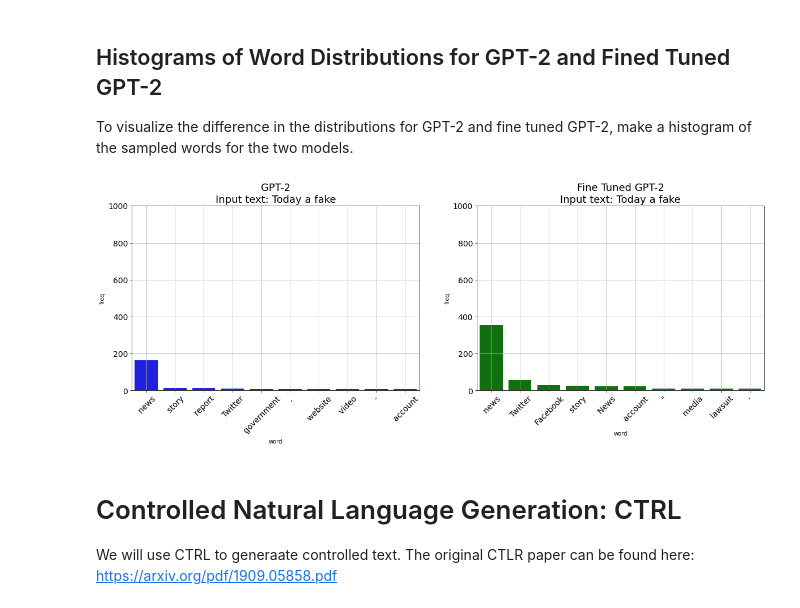
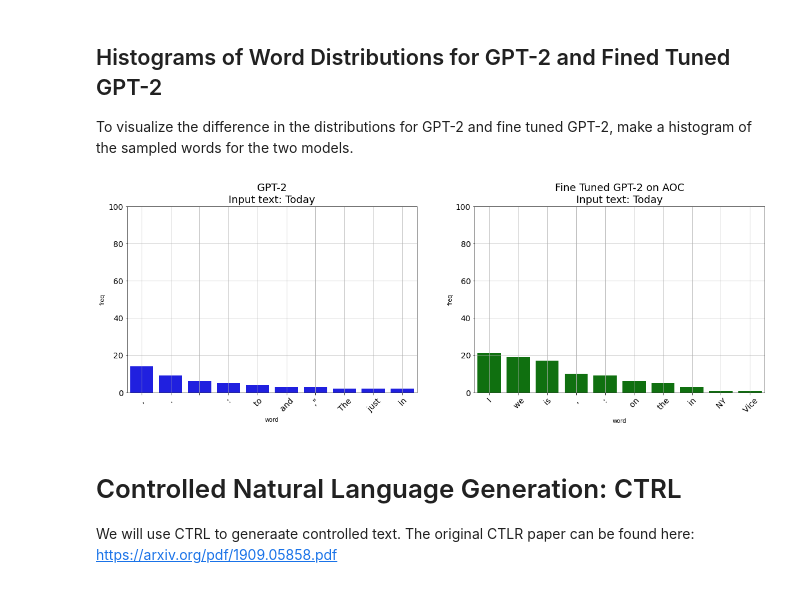
Before and after one commit to zlisto/natural_language_generation, a Jupyter notebook: Lecture 19 - Natural Language Generation.ipynb, the cells around one changed output. Saved outputs shown, nothing was run; the diff lists cells and outputs as text; code cells hidden in the pictures.

```diff
--- a/Lecture 19 - Natural Language Generation.ipynb
+++ b/Lecture 19 - Natural Language Generation.ipynb
@@ -290,8 +296,7 @@ outputs =generator_tweet(input_text_tweet,
                        temperature = float(temperature),
                        do_sample = True,
                        top_p = p,
-                       pad_token_id=50256,
-                  no_repeat_ngram_size=2,)
+                       pad_token_id=50256)
 
 print(f"Fake Tweets of {screen_name}\n"+50*"-")
 display_text(outputs)
@@ -360,8 +365,8 @@ The dataframe with the word frequencies for GPT-2 is called `df_gpt2` and the da
 # %%
 %%time
 
-input_text_sample = 'Today a fake'
-nsamples = 1000
+input_text_sample = 'Today'
+nsamples = 100
 
 df_gpt2 =  sample_words(input_text_sample, generator,nsamples)
 df_gpt2_ft = sample_words(input_text_sample, generator_tweet, nsamples)
@@ -374,31 +379,31 @@ To visualize the difference in the distributions for GPT-2 and fine tuned GPT-2,
 # %%
 wmax = 10
 rot = 45
 ymax = nsamples
 
 fig = plt.figure(figsize = (20,6))
 plt.subplot(1,2,1)
 ax = sns.barplot(data = df_gpt2[0:wmax], x = 'word', y = 'freq', color = 'blue')
 plt.title(f"GPT-2\nInput text: {input_text_sample}",fontsize = 18)
 ax.set_xticklabels(ax.get_xticklabels(),rotation = rot)
 plt.xticks(fontsize = 14)
 plt.yticks(fontsize = 14)
 plt.grid()
 plt.ylim([0,ymax])
 
 plt.subplot(1,2,2)
 ax=sns.barplot(data = df_gpt2_ft[0:wmax], x = 'word', y = 'freq', color = 'green')
-plt.title(f"Fine Tuned GPT-2\nInput text: {input_text_sample}",fontsize = 18)
+plt.title(f"Fine Tuned GPT-2 on {screen_name}\nInput text: {input_text_sample}",fontsize = 18)
 
 ax.set_xticklabels(ax.get_xticklabels(),rotation = rot)
 plt.xticks(fontsize = 14)
 plt.yticks(fontsize = 14)
 plt.grid()
 plt.ylim([0,ymax])
 
 plt.show()
 # %% [output]
-[figure, old version]
+[figure, new version]
 # %% [markdown]
 # Controlled Natural Language Generation: CTRL
 
```
Also changed, not shown: parts of 25 cells of this notebook.
